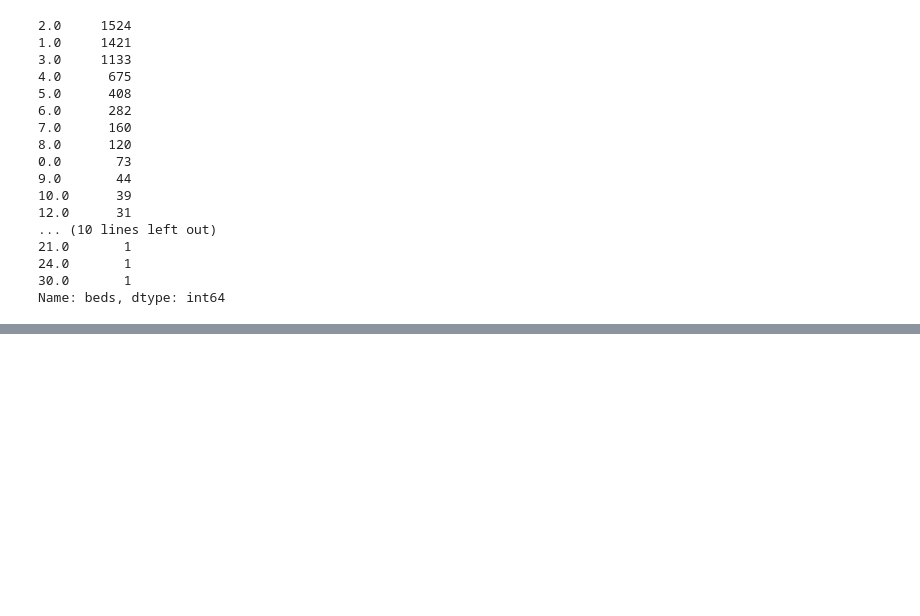
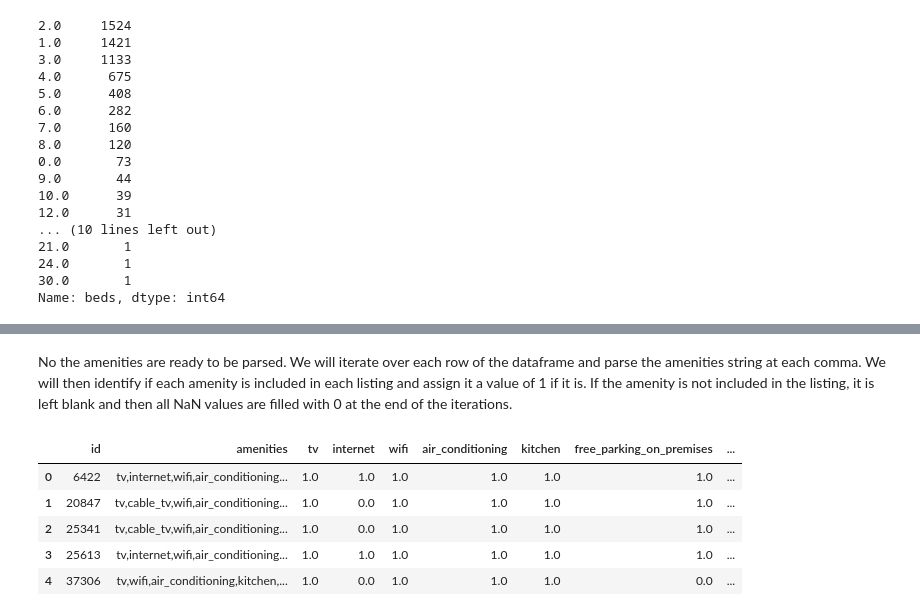
Before and after one commit to whitneylosinski/Eat.Sleep.Data, a Jupyter notebook: Notebooks/Airbnb_Analysis.ipynb, the cells around one changed output, grey strips where cells are left out. Saved outputs shown, nothing was run; the diff lists cells and outputs as text; code cells hidden in the pictures; blank space fills up the shorter version.

```diff
--- a/Notebooks/Airbnb_Analysis.ipynb
+++ b/Notebooks/Airbnb_Analysis.ipynb
@@ -127,5 +146,5 @@ array([[<AxesSubplot:title={'center':'id'}>,
 # %%
-# Drop columns that only have one value.
-list_data_new = list_data_new.drop(columns=['host_has_profile_pic', 'minimum_nights', 'maximum_nights', 'minimum_minimum_nights', 'maximum_minimum_nights', 'minimum_maximum_nights', 'maximum_maximum_nights', 'minimum_nights_avg_ntm', 'maximum_nights_avg_ntm', 'has_availability', 'requires_license','is_business_travel_ready'])
+# Drop columns where the strong majority of the values are all the same.
+list_data_new = list_data_new.drop(columns=['host_has_profile_pic', 'has_availability', 'requires_license','is_business_travel_ready'])
 list_data_new.shape
 # %% [output]
@@ -256,0 +281,4 @@ calendar_data = pd.read_csv("Resources/calendar.csv")
+# %%
+# Create a separate dataframe of id and amenities to parse.
+amenities_df = list_data_new[['id', 'amenities']]
+amenities_df.head()
@@ -256,0 +297,4 @@ calendar_data = pd.read_csv("Resources/calendar.csv")
+# %%
+# Clean the amenities lists to remove spaces, quotes, parenthesis, brackets and capitals.
+amenities_df['amenities'] = amenities_df['amenities'].str.lower().str.replace(' ', '_').str.replace('"', '').str.replace('{', '').str.replace('}', '').str.replace('(', '').str.replace(')', '')
+amenities_df.head()
@@ -256,0 +308,20 @@ calendar_data = pd.read_csv("Resources/calendar.csv")
+# %% [markdown]
+No the amenities are ready to be parsed.  We will iterate over each row of the dataframe and parse the amenities string at each comma.  We will then identify if each amenity is included in each listing and assign it a value of 1 if it is.  If the amenity is not included in the listing, it is left blank and then all NaN values are filled with 0 at the end of the iterations.
+# %%
+# iterate over each row, parse the amenities string and assign 1 for amenities listed and 0 for amenities not listed in each row.
+for index, row in amenities_df.iterrows():
+    for amenity in row['amenities'].split(','):
+        amenities_df.loc[index, amenity] = 1
+
+amenities_df.fillna(0, inplace=True)
+# %%
+# View the parsed dataframe
+pd.set_option('display.max_columns', len(amenities_df.columns))
+amenities_df.head()
+# %% [output]
+|  | id | amenities | tv | internet | wifi | air_conditioning | kitchen | free_parking_on_premises | ... |
+| 0 | 6422 | tv,internet,wifi,air_conditioning... | 1.0 | 1.0 | 1.0 | 1.0 | 1.0 | 1.0 | ... |
+| 1 | 20847 | tv,cable_tv,wifi,air_conditioning... | 1.0 | 0.0 | 1.0 | 1.0 | 1.0 | 1.0 | ... |
+| 2 | 25341 | tv,cable_tv,wifi,air_conditioning... | 1.0 | 0.0 | 1.0 | 1.0 | 1.0 | 1.0 | ... |
+| 3 | 25613 | tv,internet,wifi,air_conditioning... | 1.0 | 1.0 | 1.0 | 1.0 | 1.0 | 1.0 | ... |
+| 4 | 37306 | tv,wifi,air_conditioning,kitchen,... | 1.0 | 0.0 | 1.0 | 1.0 | 1.0 | 0.0 | ... |
```
Also changed, not shown: parts of 66 cells of this notebook.
